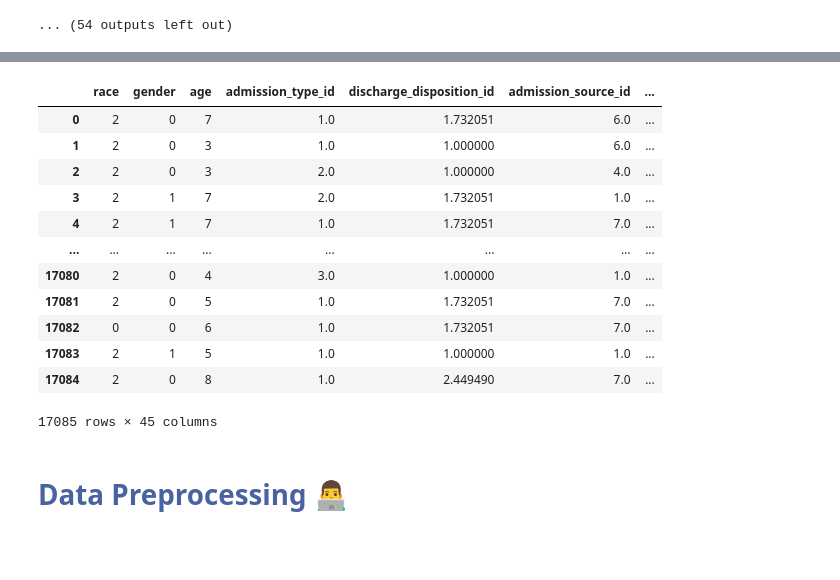
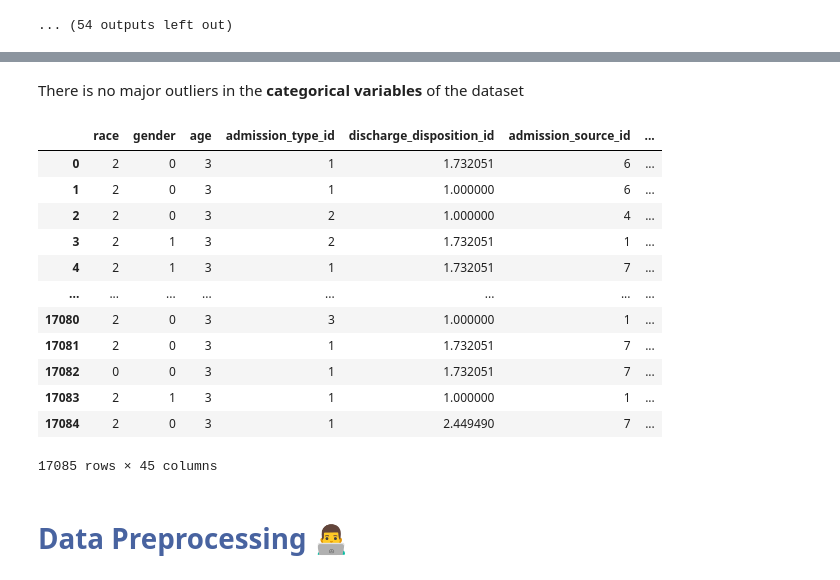
Before and after one commit to nikhilkurulibahulayan/determination-of-the-early-readmission-of-the-patient, a Jupyter notebook: project.ipynb, the cells around one changed output, grey strips where cells are left out. Cells and saved outputs as stored; diff of their text form; code cells hidden in the pictures; blank space fills up the shorter version.

```diff
--- a/project.ipynb
+++ b/project.ipynb
@@ -934,15 +934,21 @@ label('diag_3')
 ... (54 outputs left out)
 # %%
 '''def outlier(i):
-    df_new1[i]=np.sqrt(df_new1[i])
-    sns.boxplot(y=df_new1[i])
+    mode_value=df_new1[i].mode()[0]
+    lower_threshold=mode_value-2
+    upper_threshold=mode_value+2
+    df_new2=df_new1.loc[(df_new[i]<upper_threshold) & (df_new1[i]>lower_threshold)]
+    df_new2=df_new1.copy()
+    df_new2.loc[(df_new2[i]>upper_threshold),i]=upper_threshold
+    df_new2.loc[(df_new2[i]<lower_threshold),i]=lower_threshold
+    sns.boxplot(y=df_new2[i])
     plt.title(i)
     plt.show()
     print(df_new1[i].skew())
     return
 #outlier('gender')
 #outlier('age')
-outlier('metformin')
+#outlier('metformin')
 outlier('repaglinide')
 outlier('nateglinide')
 outlier('chlorpropamide')
@@ -975,0 +980,4 @@ There is no major outliers in the **categorical variables** of the dataset
+# %%
+mode_value=df_new1['payer_code'].mode()[0]
+lower_threshold=mode_value-2
+upper_threshold=mode_value+2
@@ -975,0 +986,8 @@ There is no major outliers in the **categorical variables** of the dataset
+# %%
+df_new2=df_new1.copy()
+df_new2.loc[(df_new1['payer_code']>upper_threshold),'payer_code']=upper_threshold
+df_new2.loc[(df_new1['payer_code']<lower_threshold),'payer_code']=lower_threshold
+sns.boxplot(y=df_new2['payer_code'])
+plt.title('payer_code')
+plt.show()
+print(df_new2['payer_code'].skew())
@@ -976,18 +997,20 @@ There is no major outliers in the **categorical variables** of the dataset
+# %% [markdown]
+There is no major outliers in the **categorical variables** of the dataset
 # %%
-df_new1
+df_new2
 # %% [output]
 |  | race | gender | age | admission_type_id | discharge_disposition_id | admission_source_id | ... |
-| 0 | 2 | 0 | 7 | 1.0 | 1.732051 | 6.0 | ... |
-| 1 | 2 | 0 | 3 | 1.0 | 1.000000 | 6.0 | ... |
-| 2 | 2 | 0 | 3 | 2.0 | 1.000000 | 4.0 | ... |
-| 3 | 2 | 1 | 7 | 2.0 | 1.732051 | 1.0 | ... |
-| 4 | 2 | 1 | 7 | 1.0 | 1.732051 | 7.0 | ... |
+| 0 | 2 | 0 | 3 | 1 | 1.732051 | 6 | ... |
+| 1 | 2 | 0 | 3 | 1 | 1.000000 | 6 | ... |
+| 2 | 2 | 0 | 3 | 2 | 1.000000 | 4 | ... |
+| 3 | 2 | 1 | 3 | 2 | 1.732051 | 1 | ... |
+| 4 | 2 | 1 | 3 | 1 | 1.732051 | 7 | ... |
 | ... | ... | ... | ... | ... | ... | ... | ... |
-| 17080 | 2 | 0 | 4 | 3.0 | 1.000000 | 1.0 | ... |
-| 17081 | 2 | 0 | 5 | 1.0 | 1.732051 | 7.0 | ... |
-| 17082 | 0 | 0 | 6 | 1.0 | 1.732051 | 7.0 | ... |
-| 17083 | 2 | 1 | 5 | 1.0 | 1.000000 | 1.0 | ... |
-| 17084 | 2 | 0 | 8 | 1.0 | 2.449490 | 7.0 | ... |
+| 17080 | 2 | 0 | 3 | 3 | 1.000000 | 1 | ... |
+| 17081 | 2 | 0 | 3 | 1 | 1.732051 | 7 | ... |
+| 17082 | 0 | 0 | 3 | 1 | 1.732051 | 7 | ... |
+| 17083 | 2 | 1 | 3 | 1 | 1.000000 | 1 | ... |
+| 17084 | 2 | 0 | 3 | 1 | 2.449490 | 7 | ... |
 17085 rows × 45 columns
 # %% [markdown]
 # <font color="#4863A0"> Data Preprocessing 👨‍💻</font>
```
Also changed, not shown: parts of 22 cells of this notebook.
